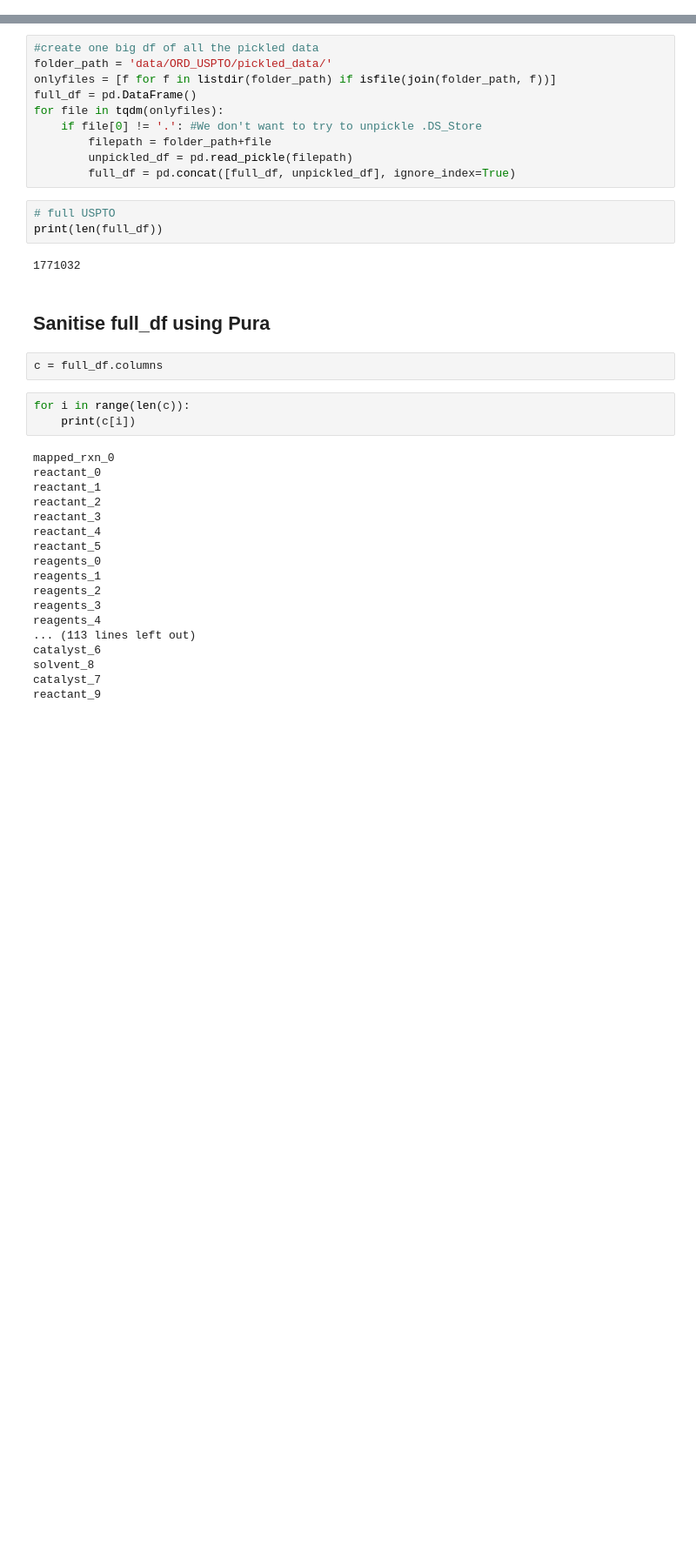
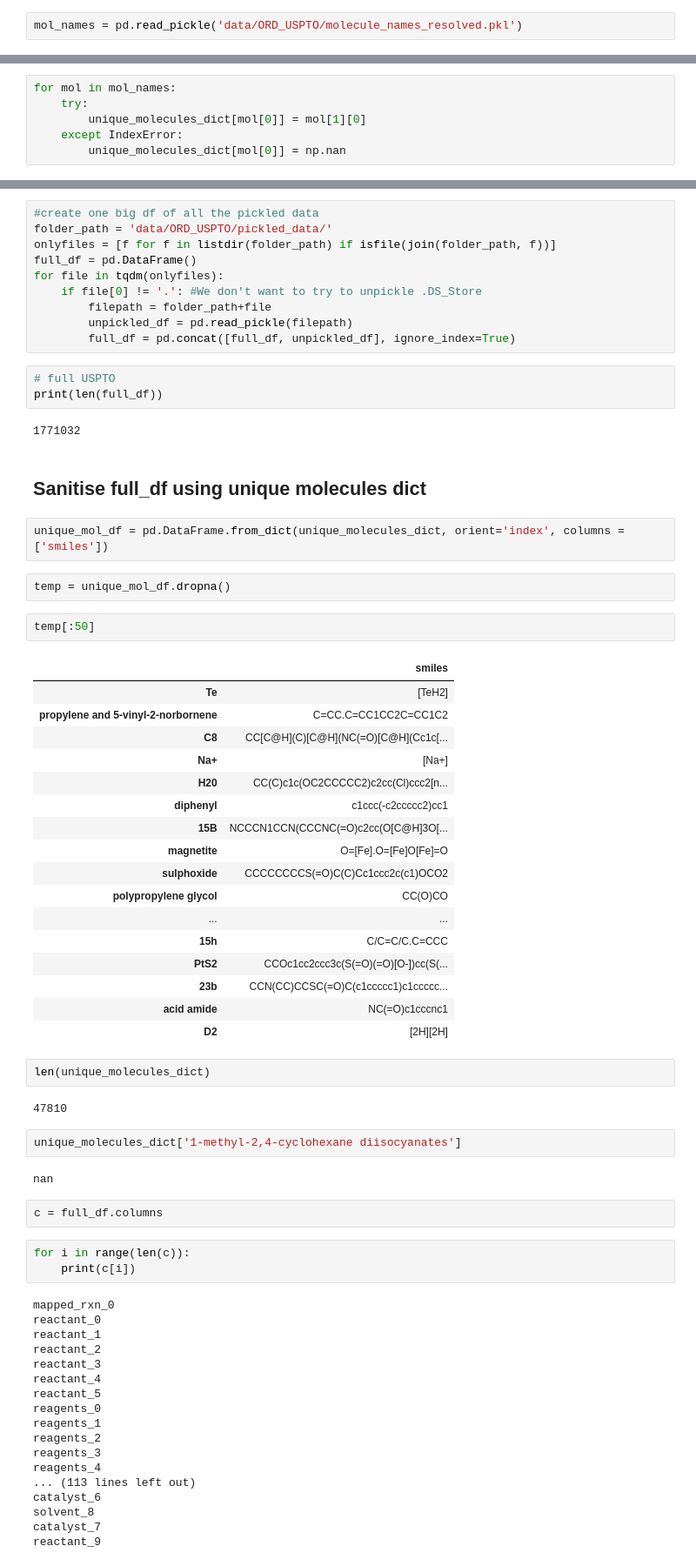
Before and after one commit to sustainable-processes/chemical-parameter-sharing, a Jupyter notebook: USPTO_preprocessing.ipynb, the cells around one changed output, grey strips where cells are left out. Shown: that part at 87% size. Drawn from its saved outputs; the diff is of its cells as text; blank space fills up the shorter version.

Commit message:
finished data cleaning

```diff
--- a/USPTO_preprocessing.ipynb
+++ b/USPTO_preprocessing.ipynb
@@ -660,0 +795,2 @@ di['benzene']
+# %%
+mol_names = pd.read_pickle('data/ORD_USPTO/molecule_names_resolved.pkl')
@@ -660,0 +801,6 @@ di['benzene']
+# %%
+for mol in mol_names:
+    try:
+        unique_molecules_dict[mol[0]] = mol[1][0]
+    except IndexError:
+        unique_molecules_dict[mol[0]] = np.nan
@@ -683,7 +832,39 @@ print(len(full_df))
 # %% [output]
 1771032
 # %% [markdown]
-## Sanitise full_df using Pura
+## Sanitise full_df using unique molecules dict
+# %%
+unique_mol_df = pd.DataFrame.from_dict(unique_molecules_dict, orient='index', columns = ['smiles'])
+# %%
+temp = unique_mol_df.dropna()
+# %%
+temp[:50]
+# %% [output]
+|  | smiles |
+| Te | [TeH2] |
+| propylene and 5-vinyl-2-norbornene | C=CC.C=CC1CC2C=CC1C2 |
+| C8 | CC[C@H](C)[C@H](NC(=O)[C@H](Cc1c[... |
+| Na+ | [Na+] |
+| H20 | CC(C)c1c(OC2CCCCC2)c2cc(Cl)ccc2[n... |
+| diphenyl | c1ccc(-c2ccccc2)cc1 |
+| 15B | NCCCN1CCN(CCCNC(=O)c2cc(O[C@H]3O[... |
+| magnetite | O=[Fe].O=[Fe]O[Fe]=O |
+| sulphoxide | CCCCCCCCS(=O)C(C)Cc1ccc2c(c1)OCO2 |
+| polypropylene glycol | CC(O)CO |
+| ... | ... |
+| 15h | C/C=C/C.C=CCC |
+| PtS2 | CCOc1cc2ccc3c(S(=O)(=O)[O-])cc(S(... |
+| 23b | CCN(CC)CCSC(=O)C(c1ccccc1)c1ccccc... |
+| acid amide | NC(=O)c1cccnc1 |
+| D2 | [2H][2H] |
+# %%
+len(unique_molecules_dict)
+# %% [output]
+47810
+# %%
+unique_molecules_dict['1-methyl-2,4-cyclohexane diisocyanates']
+# %% [output]
+nan
 # %%
 c = full_df.columns
 # %%
```
Also changed, not shown: parts of 50 cells of this notebook, 1 other file.
